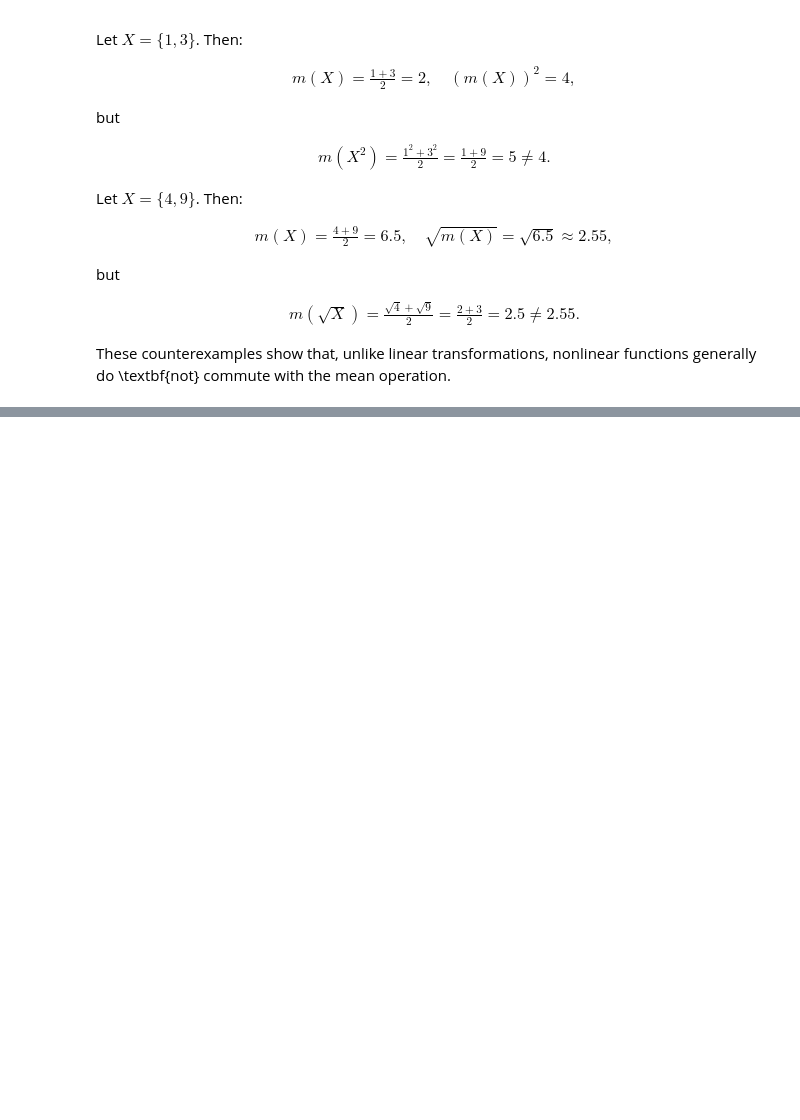
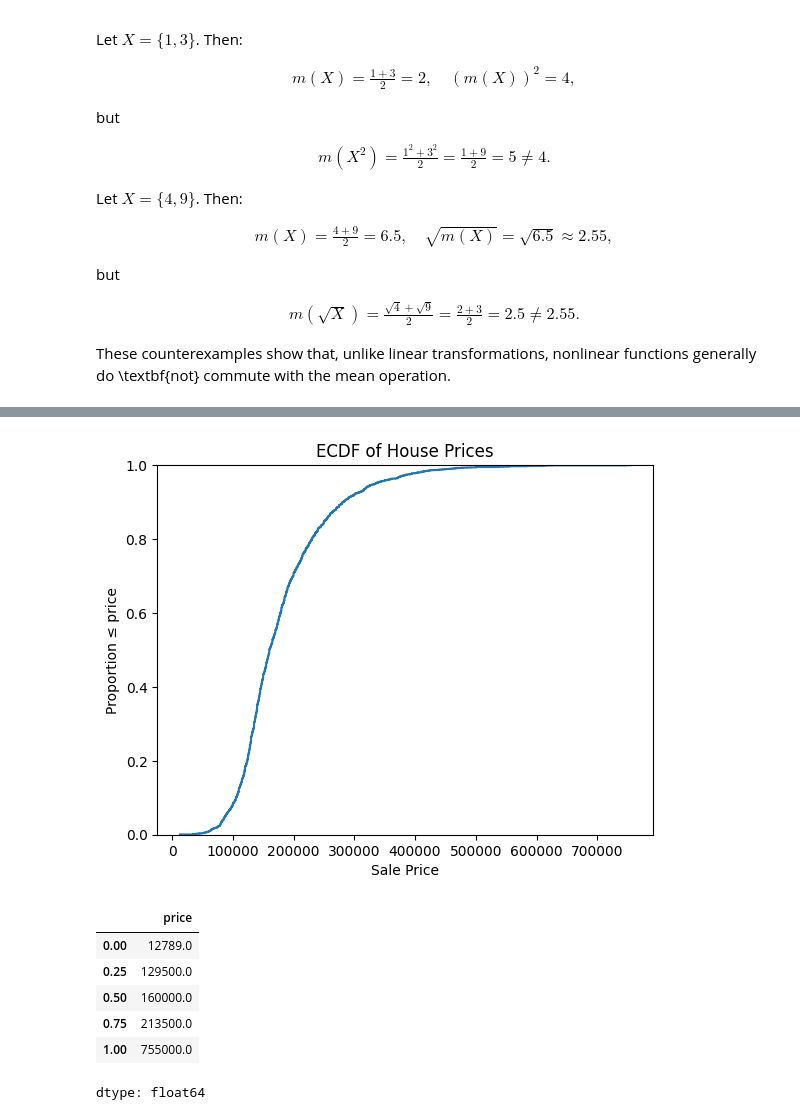
Before and after one commit to brishti-c/undergrad_ml_assignments, a Jupyter notebook: 01_assignment_wrangling_and_eda.ipynb, the cells around one changed output, grey strips where cells are left out. Cells and saved outputs as stored; diff of their text form; code cells hidden in the pictures; blank space fills up the shorter version.

```diff
--- a/01_assignment_wrangling_and_eda.ipynb
+++ b/01_assignment_wrangling_and_eda.ipynb
@@ -820,0 +886,17 @@ We'll use the `ames_prices.csv` dataset. The "relevant" variables for this quest
+# %%
+sns.ecdfplot(df['price'])
+plt.xlabel("Sale Price")
+plt.ylabel("Proportion ≤ price")
+plt.title("ECDF of House Prices")
+plt.show()
+
+df['price'].quantile([0, 0.25, 0.5, 0.75, 1.0])
+# %% [output]
+[figure, added]
+|  | price |
+| 0.00 | 12789.0 |
+| 0.25 | 129500.0 |
+| 0.50 | 160000.0 |
+| 0.75 | 213500.0 |
+| 1.00 | 755000.0 |
+dtype: float64
```
Also changed, not shown: parts of 7 cells of this notebook.
